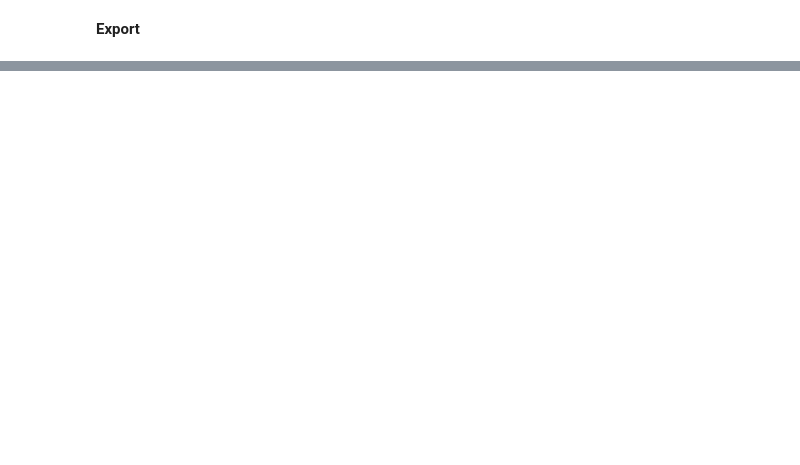
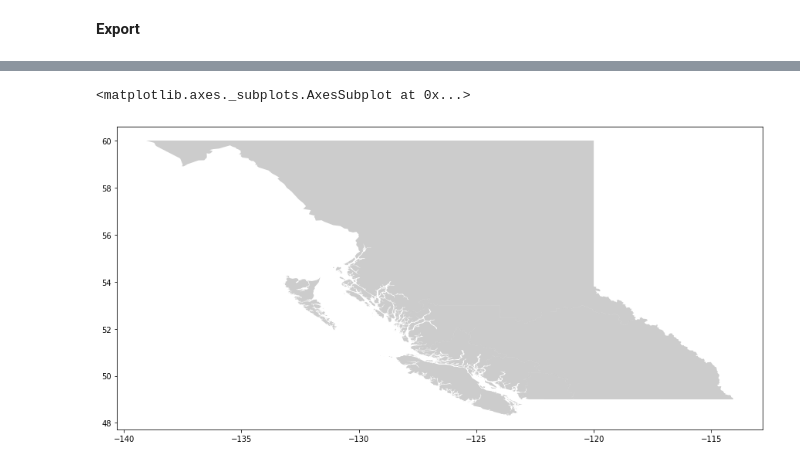
Before and after one commit to nganlyle/wrangle_covid, a Jupyter notebook: wrangling/BC-LTC-ODHF-Merge.ipynb, the cells around one changed output, grey strips where cells are left out. Cells and saved outputs as stored; diff of their text form; code cells hidden in the pictures; blank space fills up the shorter version.

```diff
--- a/wrangling/BC-LTC-ODHF-Merge.ipynb
+++ b/wrangling/BC-LTC-ODHF-Merge.ipynb
@@ -337,0 +560,2 @@ msno.matrix(ltc_odhf3.reset_index()[['facility_name', 'BEDS_TOTAL', 'latitude_x'
+# %%
+street_map = gpd.read_file('../data/bc-health-authorities.geojson')
@@ -337,0 +596,6 @@ msno.matrix(ltc_odhf3.reset_index()[['facility_name', 'BEDS_TOTAL', 'latitude_x'
+# %%
+fig,ax = plt.subplots(figsize = (15,15))
+street_map.plot(ax = ax, alpha = 0.4, color = 'grey')
+# %% [output]
+<matplotlib.axes._subplots.AxesSubplot at 0x...>
+[figure, added]
```
Also changed, not shown: parts of 37 cells of this notebook, 12 other files.
